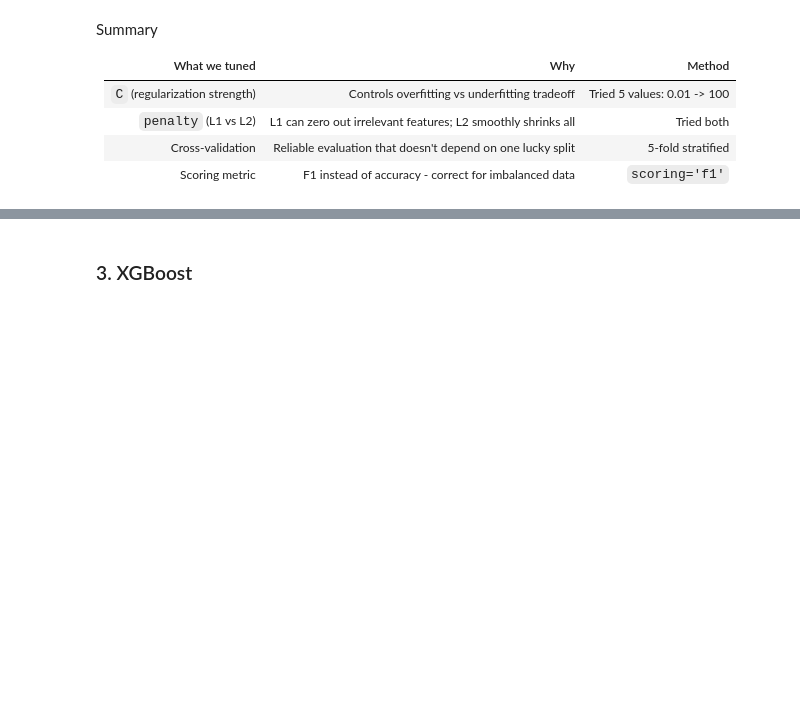
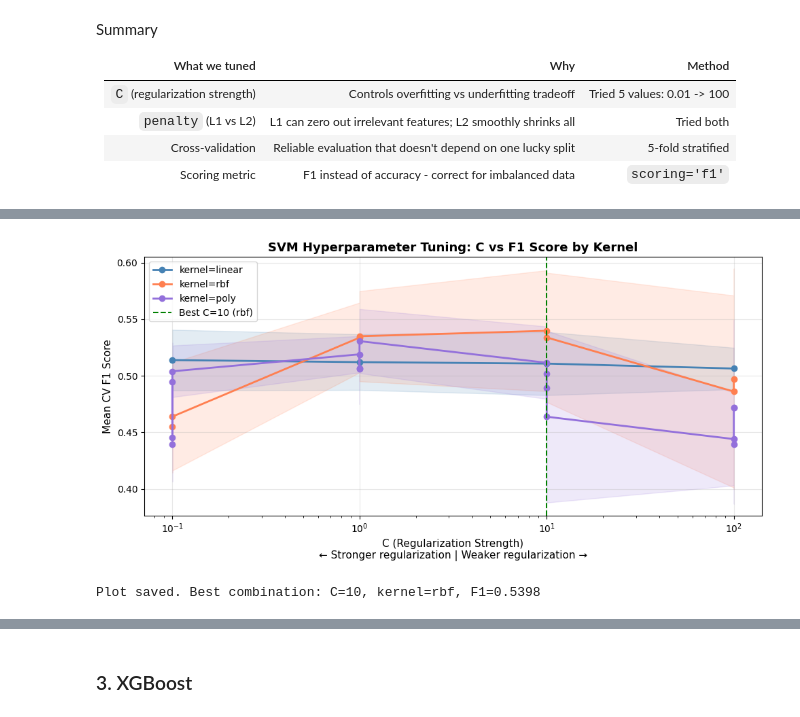
Before and after one commit to K0alaxy/SWE485-G2-Phase1, a Jupyter notebook: Phase1_Supervised_Learning.ipynb, the cells around one changed output, grey strips where cells are left out. Drawn from its saved outputs; the diff is of its cells as text; code cells hidden in the pictures; blank space fills up the shorter version.

Commit message:
svm model is implemented and trained

```diff
--- a/Phase1_Supervised_Learning.ipynb
+++ b/Phase1_Supervised_Learning.ipynb
@@ -423,0 +492,18 @@ A model that predicts everyone stays gets 83.9% accuracy trivially.
+# %%
+# ── Train the model ──────────────────────────────────────────────────────────
+# .fit() is the training step where model learning happens
+#
+# During .fit():
+#   1. Model maps all 53 features into a higher dimensional space using the RBF kernel
+#   2. It finds the hyperplane that best separates Stayed (0) from Left (1)
+#   3. It maximizes the margin (the gap between the two classes)
+#   4. The employees closest to the boundary become the support vectors
+#   5. Only these support vectors define the final decision boundary
+#
+# We pass X_train, and NOT the test data during training
+
+svm_model.fit(X_train, y_train)
+print("Training complete!")
+print(f"Number of support vectors: {svm_model.n_support_}")
+print(f"Number of features learned: {svm_model.n_features_in_}")
+print(f"Classes: {svm_model.classes_} where 0=Stayed, 1=Left")
@@ -706,0 +996,48 @@ Summary
+# %%
+# ── Visualize tuning results ──────────────────────────────────────────────────
+fig, ax = plt.subplots(figsize=(10, 5))
+
+colors = {'linear': 'steelblue', 'rbf': 'coral', 'poly': 'mediumpurple'}
+
+for kernel in ['linear', 'rbf', 'poly']:
+    mask = results_df['param_kernel'] == kernel
+    subset = results_df[mask].sort_values('param_C')
+    c_vals = subset['param_C'].astype(float)
+    f1_vals = subset['mean_test_score']
+    std_vals = subset['std_test_score']
+
+    ax.plot(
+        c_vals, f1_vals,
+        marker='o', linewidth=2,
+        color=colors[kernel],
+        label=f'kernel={kernel}'
+    )
+    # Shaded band shows the standard deviation range across folds
+    ax.fill_between(
+        c_vals,
+        f1_vals - std_vals,
+        f1_vals + std_vals,
+        alpha=0.15,
+        color=colors[kernel]
+    )
+
+best_c = grid_search.best_params_['C']
+best_kernel = grid_search.best_params_['kernel']
+best_f1 = grid_search.best_score_
+
+ax.axvline(x=best_c, color='green', linestyle='--', linewidth=1.5,
+           label=f'Best C={best_c} ({best_kernel})')
+ax.set_xscale('log')
+ax.set_xlabel('C (Regularization Strength)\n← Stronger regularization | Weaker regularization →', fontsize=11)
+ax.set_ylabel('Mean CV F1 Score', fontsize=11)
+ax.set_title('SVM Hyperparameter Tuning: C vs F1 Score by Kernel', fontsize=13, fontweight='bold')
+ax.legend(fontsize=10)
+ax.grid(True, alpha=0.3)
+plt.tight_layout()
+plt.savefig('Supervised_Learning/plots/svm_hyperparameter_tuning.png', dpi=150, bbox_inches='tight')
+plt.show()
+
+print(f"Plot saved. Best combination: C={best_c}, kernel={best_kernel}, F1={best_f1:.4f}")
+# %% [output]
+[figure, added]
+Plot saved. Best combination: C=10, kernel=rbf, F1=0.5398
```
Also changed, not shown: parts of 28 cells of this notebook.
